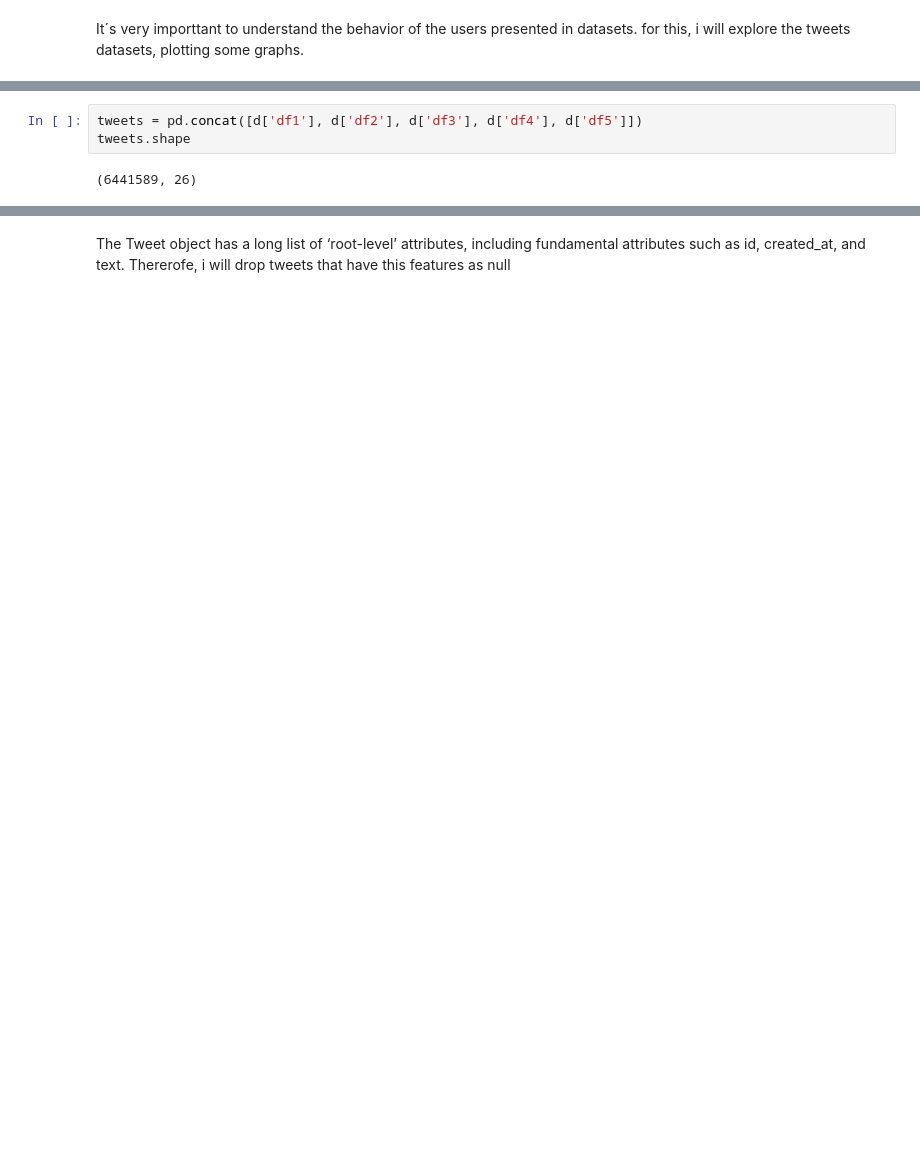
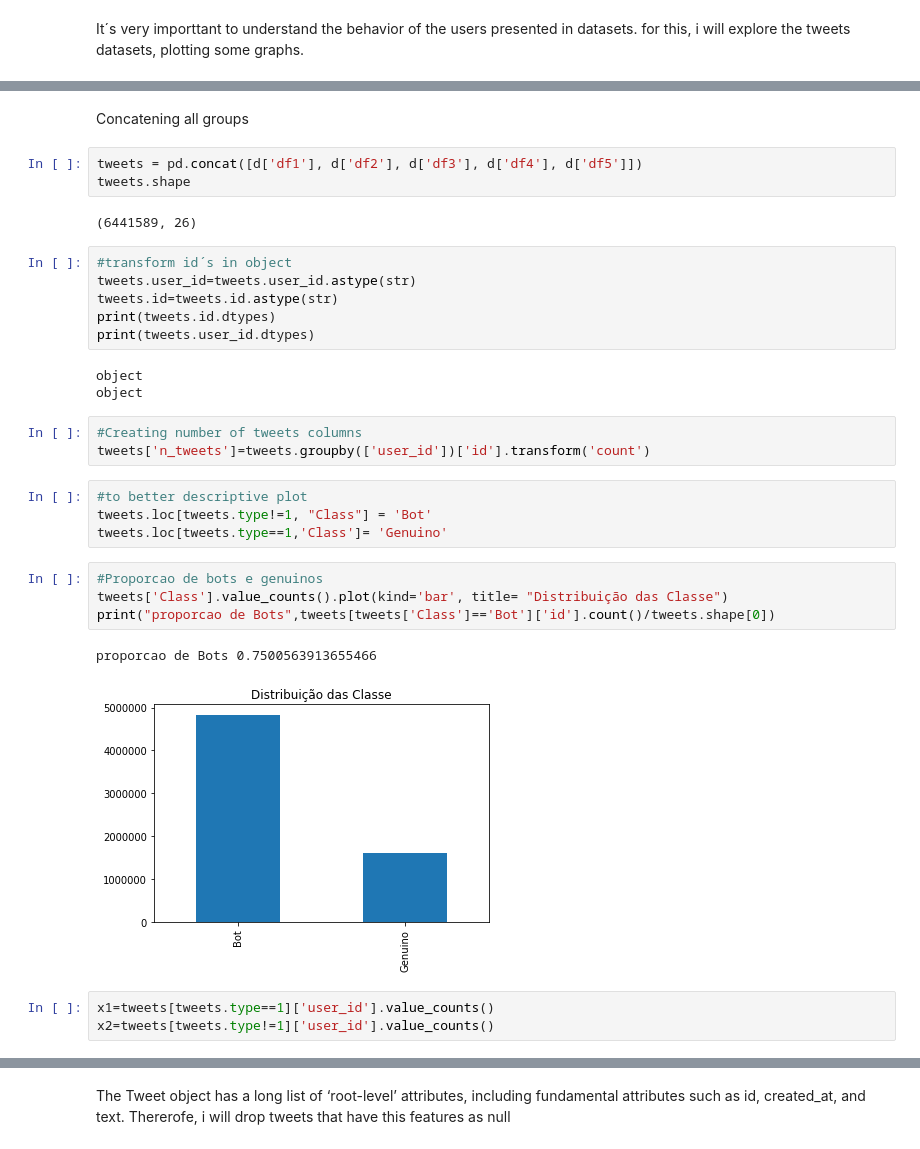
Before and after one commit to rogerioluizsi/FeaturesEngineering_Twitter, a Jupyter notebook: StoryTelling.ipynb, the cells around one changed output, grey strips where cells are left out. Saved outputs shown, nothing was run; the diff lists cells and outputs as text; blank space fills up the shorter version.

```diff
--- a/StoryTelling.ipynb
+++ b/StoryTelling.ipynb
@@ -143,5 +93,33 @@ data5['user_id'].value_counts().plot.box(grid='True')
+# %% [markdown]
+Concatening all groups
 # %%
 tweets = pd.concat([d['df1'], d['df2'], d['df3'], d['df4'], d['df5']])
 tweets.shape
 # %% [output]
 (6441589, 26)
+# %%
+#transform id´s in object
+tweets.user_id=tweets.user_id.astype(str)
+tweets.id=tweets.id.astype(str)
+print(tweets.id.dtypes)
+print(tweets.user_id.dtypes)
+# %% [output]
+object
+object
+# %%
+#Creating number of tweets columns
+tweets['n_tweets']=tweets.groupby(['user_id'])['id'].transform('count')
+# %%
+#to better descriptive plot
+tweets.loc[tweets.type!=1, "Class"] = 'Bot'
+tweets.loc[tweets.type==1,'Class']= 'Genuino'
+# %%
+#Proporcao de bots e genuinos
+tweets['Class'].value_counts().plot(kind='bar', title= "Distribuição das Classe")
+print("proporcao de Bots",tweets[tweets['Class']=='Bot']['id'].count()/tweets.shape[0])
+# %% [output]
+proporcao de Bots 0.7500563913655466
+[figure, added]
+# %%
+x1=tweets[tweets.type==1]['user_id'].value_counts()
+x2=tweets[tweets.type!=1]['user_id'].value_counts()
```
Also changed, not shown: parts of 191 cells of this notebook, 3 other files.
